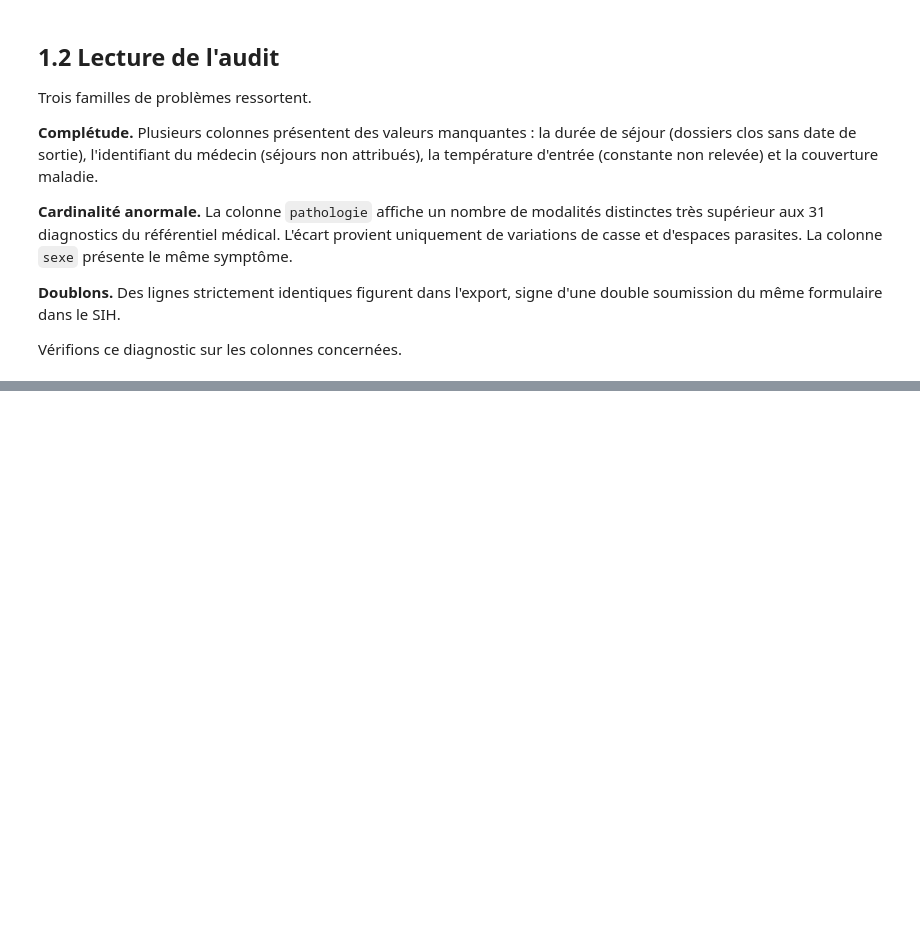
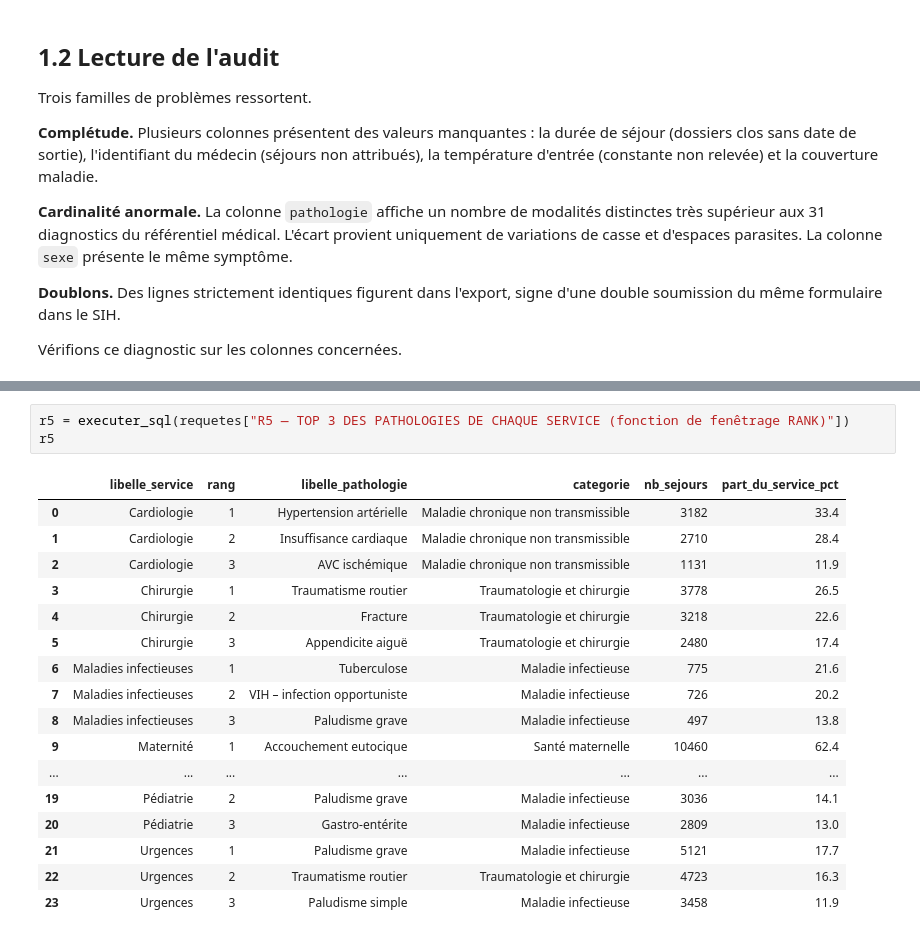
Before and after one commit to Vxell/projet-de-chu-treichville, a Jupyter notebook: notebooks/pipeline_etl.ipynb, the cells around one changed output, grey strips where cells are left out. Drawn from its saved outputs; the diff is of its cells as text; blank space fills up the shorter version.

```diff
--- a/notebooks/pipeline_etl.ipynb
+++ b/notebooks/pipeline_etl.ipynb
@@ -204,0 +791,21 @@ print(f"Lignes strictement dupliquées : {df_brut.duplicated().sum():,}")
+# %%
+r5 = executer_sql(requetes["R5 — TOP 3 DES PATHOLOGIES DE CHAQUE SERVICE (fonction de fenêtrage RANK)"])
+r5
+# %% [output]
+|  | libelle_service | rang | libelle_pathologie | categorie | nb_sejours | part_du_service_pct |
+| 0 | Cardiologie | 1 | Hypertension artérielle | Maladie chronique non transmissible | 3182 | 33.4 |
+| 1 | Cardiologie | 2 | Insuffisance cardiaque | Maladie chronique non transmissible | 2710 | 28.4 |
+| 2 | Cardiologie | 3 | AVC ischémique | Maladie chronique non transmissible | 1131 | 11.9 |
+| 3 | Chirurgie | 1 | Traumatisme routier | Traumatologie et chirurgie | 3778 | 26.5 |
+| 4 | Chirurgie | 2 | Fracture | Traumatologie et chirurgie | 3218 | 22.6 |
+| 5 | Chirurgie | 3 | Appendicite aiguë | Traumatologie et chirurgie | 2480 | 17.4 |
+| 6 | Maladies infectieuses | 1 | Tuberculose | Maladie infectieuse | 775 | 21.6 |
+| 7 | Maladies infectieuses | 2 | VIH – infection opportuniste | Maladie infectieuse | 726 | 20.2 |
+| 8 | Maladies infectieuses | 3 | Paludisme grave | Maladie infectieuse | 497 | 13.8 |
+| 9 | Maternité | 1 | Accouchement eutocique | Santé maternelle | 10460 | 62.4 |
+| ... | ... | ... | ... | ... | ... | ... |
+| 19 | Pédiatrie | 2 | Paludisme grave | Maladie infectieuse | 3036 | 14.1 |
+| 20 | Pédiatrie | 3 | Gastro-entérite | Maladie infectieuse | 2809 | 13.0 |
+| 21 | Urgences | 1 | Paludisme grave | Maladie infectieuse | 5121 | 17.7 |
+| 22 | Urgences | 2 | Traumatisme routier | Traumatologie et chirurgie | 4723 | 16.3 |
+| 23 | Urgences | 3 | Paludisme simple | Maladie infectieuse | 3458 | 11.9 |
```
Also changed, not shown: parts of 40 cells of this notebook, 1 other file.
